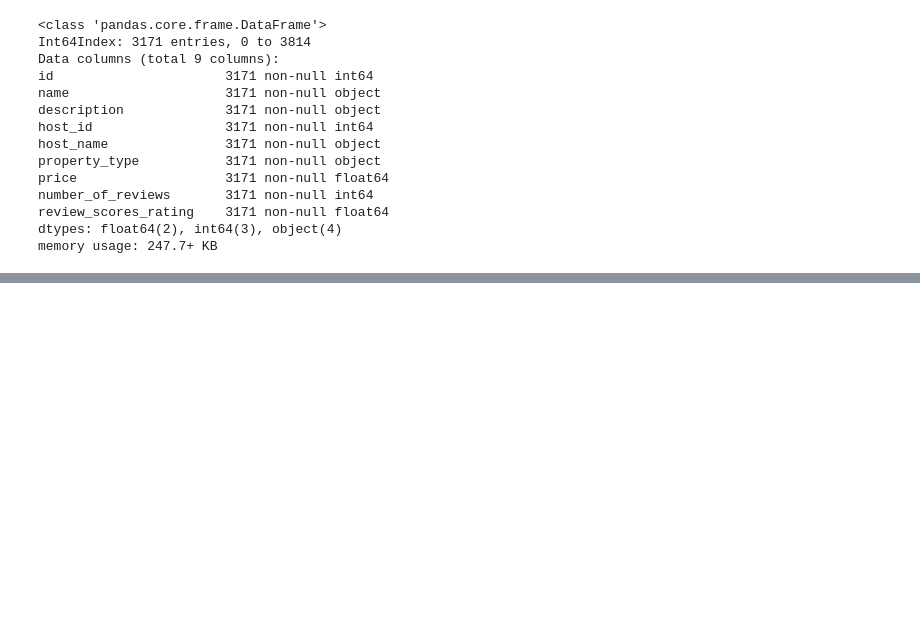
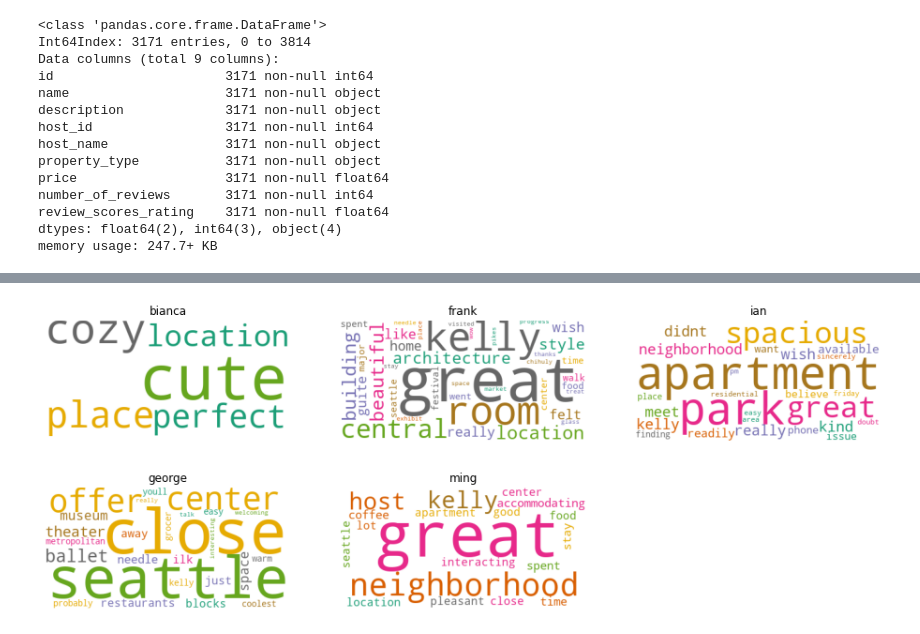
Before and after one commit to boohooo/AirBnB, a Jupyter notebook: airbb.ipynb, the cells around one changed output, grey strips where cells are left out. Saved outputs shown, nothing was run; the diff lists cells and outputs as text; code cells hidden in the pictures; blank space fills up the shorter version.

```diff
--- a/airbb.ipynb
+++ b/airbb.ipynb
@@ -64,9 +64,6 @@ listingsDF.price = listingsDF.price.str.replace('[$]', '')
 #Remove the ',' from price
 listingsDF.price = listingsDF.price.str.replace(',', '')
 
-#Replace host name 'And' with '&'
-listingsDF.price = listingsDF.price.str.replace('And', '&')
-
 #Convert price from object to float
 listingsDF['price'] = listingsDF['price'].astype(float)
 
@@ -147,0 +412,16 @@ memory usage: 9.0+ MB
+# %%
+#B3.2
+
+from sklearn.feature_extraction import text
+
+#To add stop words that occured more than n times
+aStopWords = [word for wordd, count in Counter(words).most_common() if count > 5]
+aStopWords
+
+#stop_words = text.ENGLISH_STOP_WORDS.union(aStopWords)
+
+#Manually adding words
+stop_words = text.ENGLISH_STOP_WORDS.union(["wasnt"])
+stop_words
+
+#frozenset means immutable
@@ -147,0 +446,47 @@ memory usage: 9.0+ MB
+# %%
+#B4
+
+#Word Clouds
+
+#pip install wordcloud #You may need to download C++? Google>Microsoft Visual C++ Build Tools
+#conda install -c conda-forge wordcloud #for anaconda prompt
+
+from wordcloud import WordCloud
+import matplotlib.pyplot as plt
+
+
+
+vmDF2 = testDF2
+
+
+cloud = WordCloud(stopwords=stop_words, background_color="white", colormap="Dark2", max_font_size=100, random_state=30)
+
+plt.rcParams['figure.figsize'] = [16, 6]
+
+
+#For 1 cloud
+# text = vmDF2.comments[0]
+# text
+
+# wordcloud = WordCloud().generate(text)
+# plt.imshow(wordcloud)
+# plt.axis("off")
+# plt.show()
+
+
+# #Each reviewers plot
+for index, reviewer in enumerate(vmDF.columns):
+
+    cloud.generate(vmDF2.comments[index])
+
+    plt.subplot(2, 3, index+1)
+    plt.imshow(cloud)
+    plt.axis("off")
+    plt.title(vmDF2.reviewer_name[index])
+
+plt.show()
+
+#The reason why this does not make sense yet is because the reviews are too short. Each reviews has more or less unique words used
+#But this is just a test so we will be COMBINING ALL REVIEWS FOR 1 LISTING, and we do our EDA on that set of data.
+# %% [output]
+[figure, added]
```
Also changed, not shown: parts of 24 cells of this notebook.
